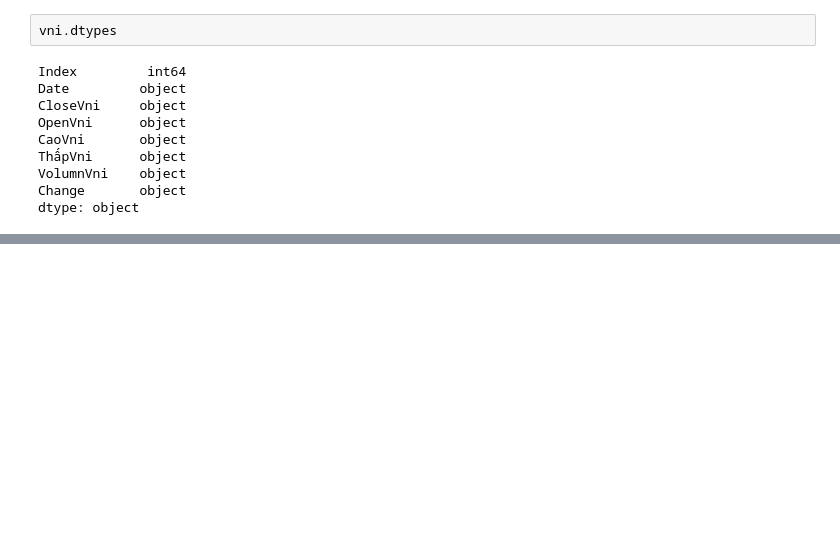
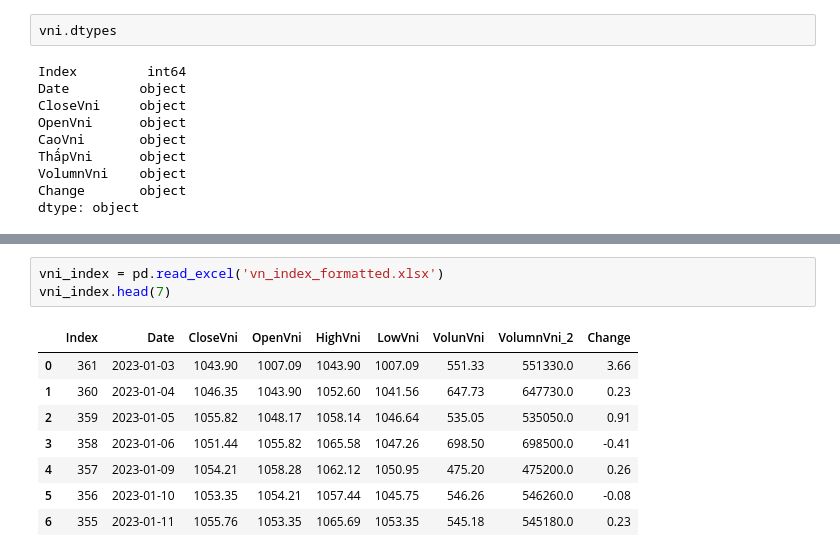
Before and after one commit to thainq1402/H-h-tr-quy-t-nh, a Jupyter notebook: Market trand prediction/process.ipynb, the cells around one changed output, grey strips where cells are left out. Drawn from its saved outputs; the diff is of its cells as text; blank space fills up the shorter version.

```diff
--- a/Market trand prediction/process.ipynb
+++ b/Market trand prediction/process.ipynb
@@ -63 +55,13 @@ Change               object
 dtype: object
+# %%
+vni_index = pd.read_excel('vn_index_formatted.xlsx')
+vni_index.head(7)
+# %% [output]
+|  | Index | Date | CloseVni | OpenVni | HighVni | LowVni | VolunVni | VolumnVni_2 | Change |
+| 0 | 361 | 2023-01-03 | 1043.90 | 1007.09 | 1043.90 | 1007.09 | 551.33 | 551330.0 | 3.66 |
+| 1 | 360 | 2023-01-04 | 1046.35 | 1043.90 | 1052.60 | 1041.56 | 647.73 | 647730.0 | 0.23 |
+| 2 | 359 | 2023-01-05 | 1055.82 | 1048.17 | 1058.14 | 1046.64 | 535.05 | 535050.0 | 0.91 |
+| 3 | 358 | 2023-01-06 | 1051.44 | 1055.82 | 1065.58 | 1047.26 | 698.50 | 698500.0 | -0.41 |
+| 4 | 357 | 2023-01-09 | 1054.21 | 1058.28 | 1062.12 | 1050.95 | 475.20 | 475200.0 | 0.26 |
+| 5 | 356 | 2023-01-10 | 1053.35 | 1054.21 | 1057.44 | 1045.75 | 546.26 | 546260.0 | -0.08 |
+| 6 | 355 | 2023-01-11 | 1055.76 | 1053.35 | 1065.69 | 1053.35 | 545.18 | 545180.0 | 0.23 |
```
Also changed, not shown: parts of 17 cells of this notebook, 8 other files.
